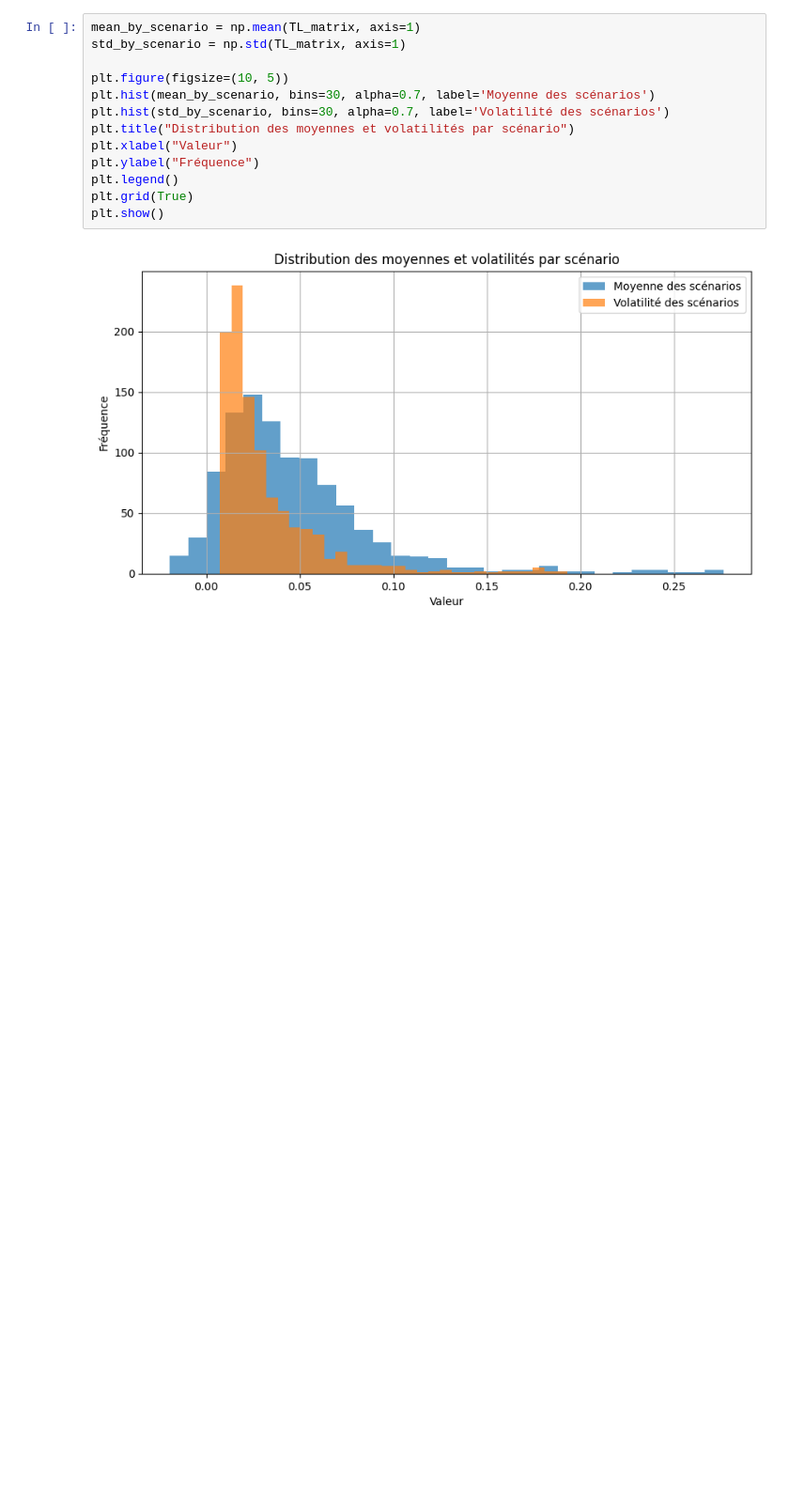
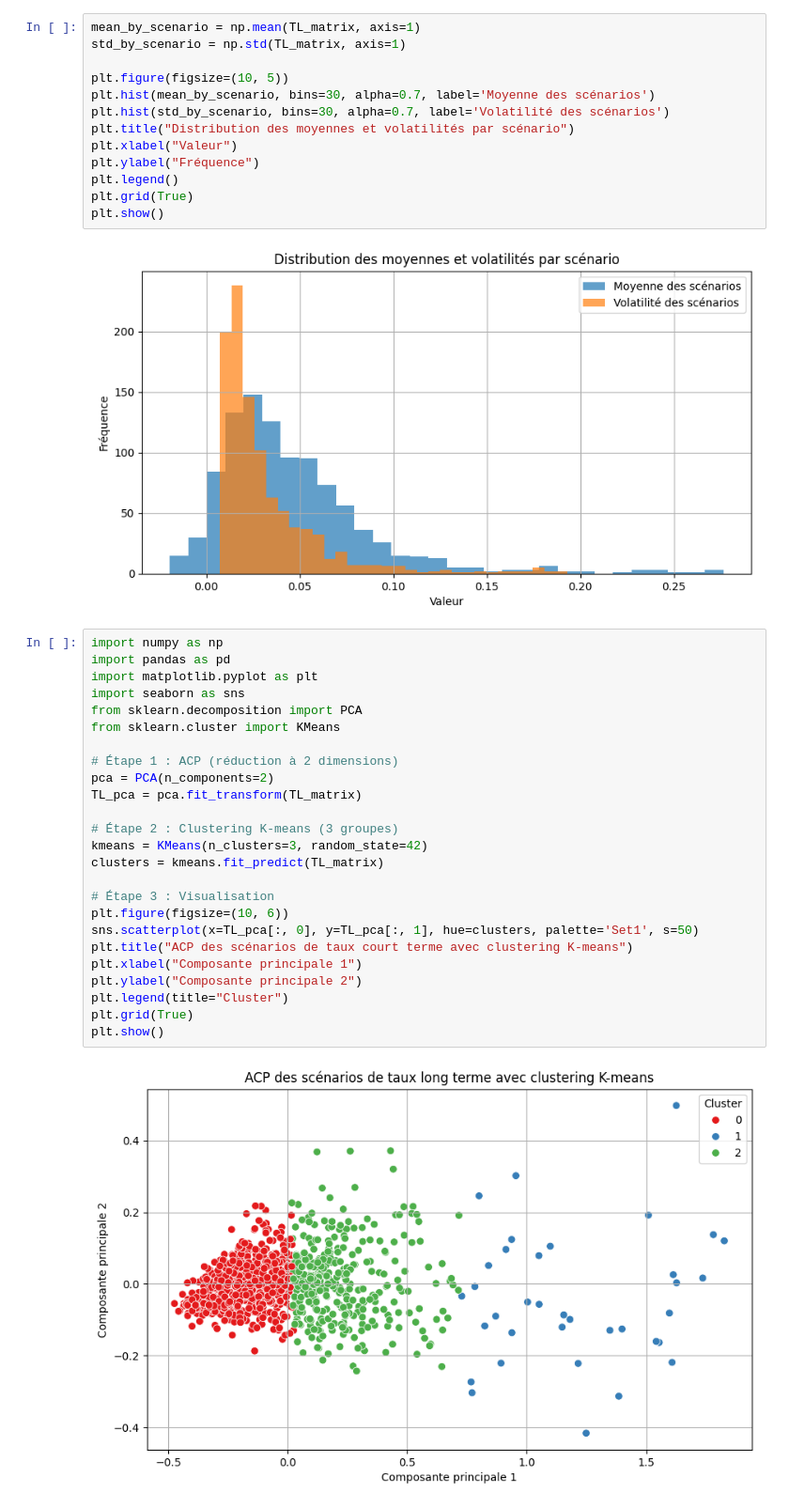
Before and after one commit to Eylz-Liu/Mod-le-vol-locale, a Jupyter notebook: Etude_GSE.ipynb, the cells around one changed output. Shown at 94% size. Drawn from its saved outputs; the diff is of its cells as text; blank space fills up the shorter version.

```diff
--- a/Etude_GSE.ipynb
+++ b/Etude_GSE.ipynb
@@ -110,3 +110,30 @@ plt.grid(True)
 plt.show()
 # %% [output]
 [figure]
+# %%
+import numpy as np
+import pandas as pd
+import matplotlib.pyplot as plt
+import seaborn as sns
+from sklearn.decomposition import PCA
+from sklearn.cluster import KMeans
+
+# Étape 1 : ACP (réduction à 2 dimensions)
+pca = PCA(n_components=2)
+TL_pca = pca.fit_transform(TL_matrix)
+
+# Étape 2 : Clustering K-means (3 groupes)
+kmeans = KMeans(n_clusters=3, random_state=42)
+clusters = kmeans.fit_predict(TL_matrix)
+
+# Étape 3 : Visualisation
+plt.figure(figsize=(10, 6))
+sns.scatterplot(x=TL_pca[:, 0], y=TL_pca[:, 1], hue=clusters, palette='Set1', s=50)
+plt.title("ACP des scénarios de taux court terme avec clustering K-means")
+plt.xlabel("Composante principale 1")
+plt.ylabel("Composante principale 2")
+plt.legend(title="Cluster")
+plt.grid(True)
+plt.show()
+# %% [output]
+[figure, added]
```
